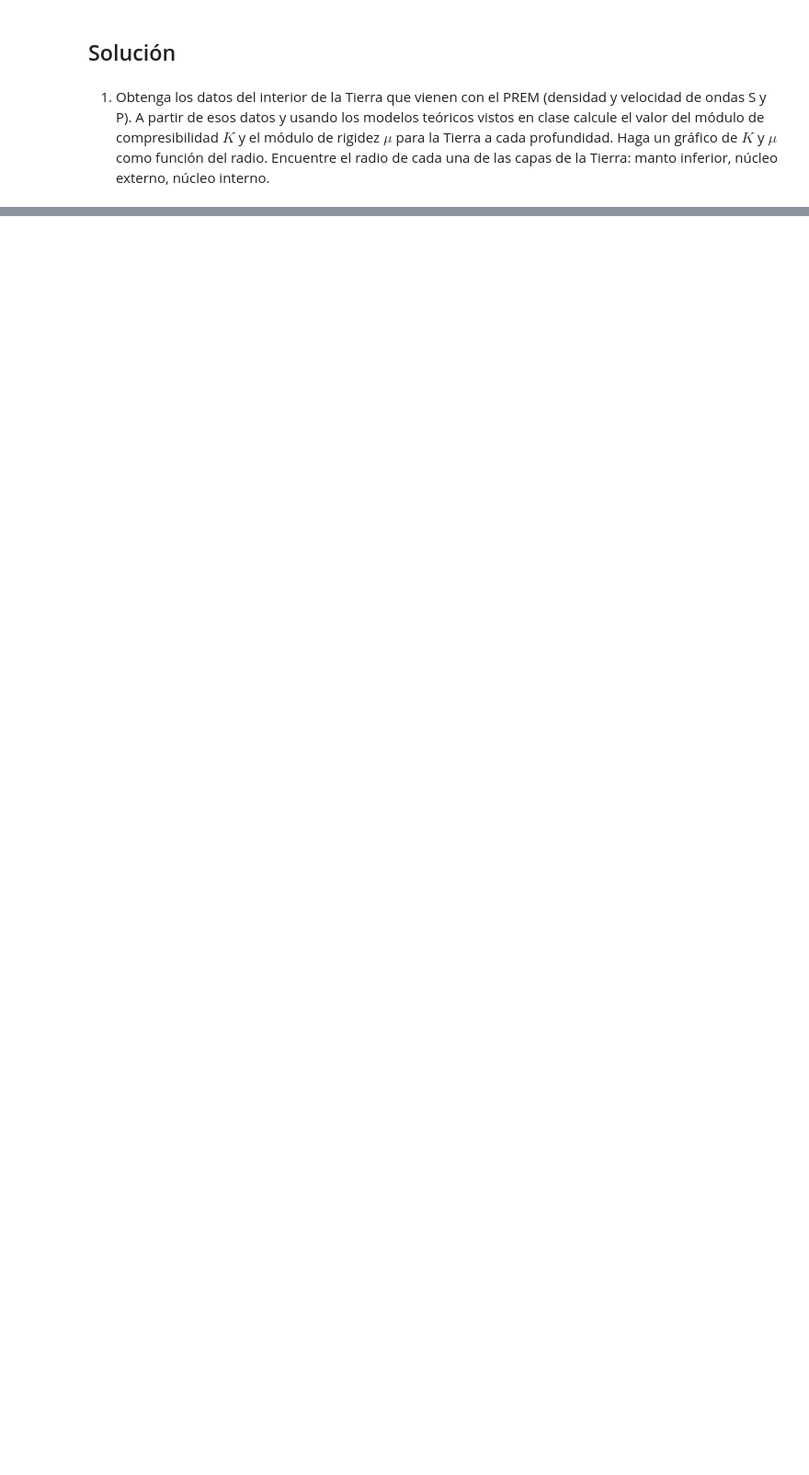
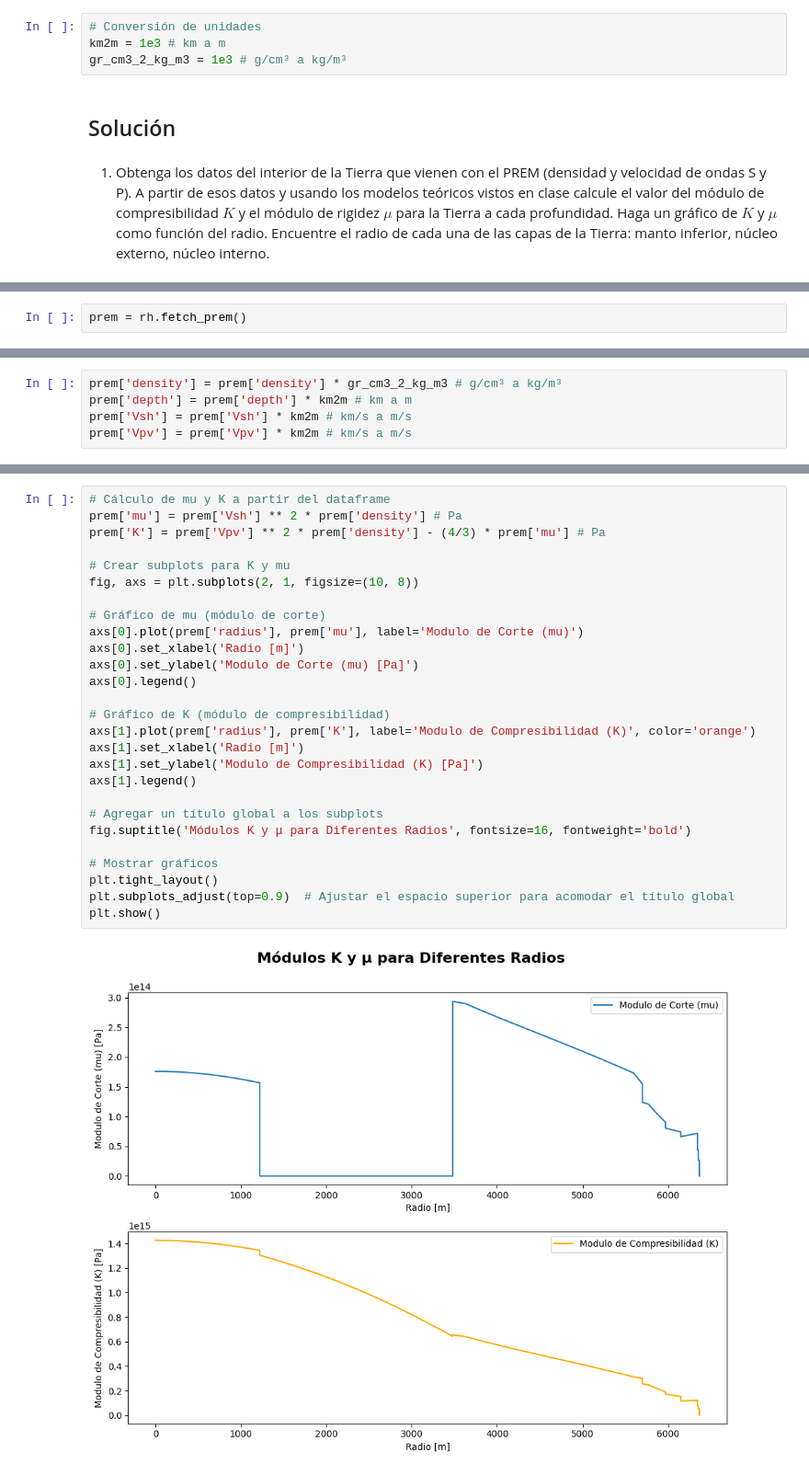
Before and after one commit to andromedalactea/Continuus_Mechanics, a Jupyter notebook: Homeworks/MCON_Tarea4_SismologiaInteriorPlanetario.ipynb, the cells around one changed output, grey strips where cells are left out. Shown at 92% size. Saved outputs shown, nothing was run; the diff lists cells and outputs as text; blank space fills up the shorter version.

```diff
--- a/Homeworks/MCON_Tarea4_SismologiaInteriorPlanetario.ipynb
+++ b/Homeworks/MCON_Tarea4_SismologiaInteriorPlanetario.ipynb
@@ -108,3 +111,7 @@ from sympy import symbols, Eq, solve
+# %%
+# Conversión de unidades
+km2m = 1e3 # km a m
+gr_cm3_2_kg_m3 = 1e3 # g/cm³ a kg/m³
 # %% [markdown]
 ## Solución
 # %% [markdown]
@@ -111,0 +121,2 @@ from sympy import symbols, Eq, solve
+# %%
+prem = rh.fetch_prem()
@@ -111,0 +127,5 @@ from sympy import symbols, Eq, solve
+# %%
+prem['density'] = prem['density'] * gr_cm3_2_kg_m3 # g/cm³ a kg/m³
+prem['depth'] = prem['depth'] * km2m # km a m
+prem['Vsh'] = prem['Vsh'] * km2m # km/s a m/s
+prem['Vpv'] = prem['Vpv'] * km2m # km/s a m/s
@@ -111,0 +169,29 @@ from sympy import symbols, Eq, solve
+# %%
+# Cálculo de mu y K a partir del dataframe
+prem['mu'] = prem['Vsh'] ** 2 * prem['density'] # Pa
+prem['K'] = prem['Vpv'] ** 2 * prem['density'] - (4/3) * prem['mu'] # Pa
+
+# Crear subplots para K y mu
+fig, axs = plt.subplots(2, 1, figsize=(10, 8))
+
+# Gráfico de mu (módulo de corte)
+axs[0].plot(prem['radius'], prem['mu'], label='Modulo de Corte (mu)')
+axs[0].set_xlabel('Radio [m]')
+axs[0].set_ylabel('Modulo de Corte (mu) [Pa]')
+axs[0].legend()
+
+# Gráfico de K (módulo de compresibilidad)
+axs[1].plot(prem['radius'], prem['K'], label='Modulo de Compresibilidad (K)', color='orange')
+axs[1].set_xlabel('Radio [m]')
+axs[1].set_ylabel('Modulo de Compresibilidad (K) [Pa]')
+axs[1].legend()
+
+# Agregar un título global a los subplots
+fig.suptitle('Módulos K y μ para Diferentes Radios', fontsize=16, fontweight='bold')
+
+# Mostrar gráficos
+plt.tight_layout()
+plt.subplots_adjust(top=0.9)  # Ajustar el espacio superior para acomodar el título global
+plt.show()
+# %% [output]
+[figure, added]
```
Also changed, not shown: parts of 9 cells of this notebook.
